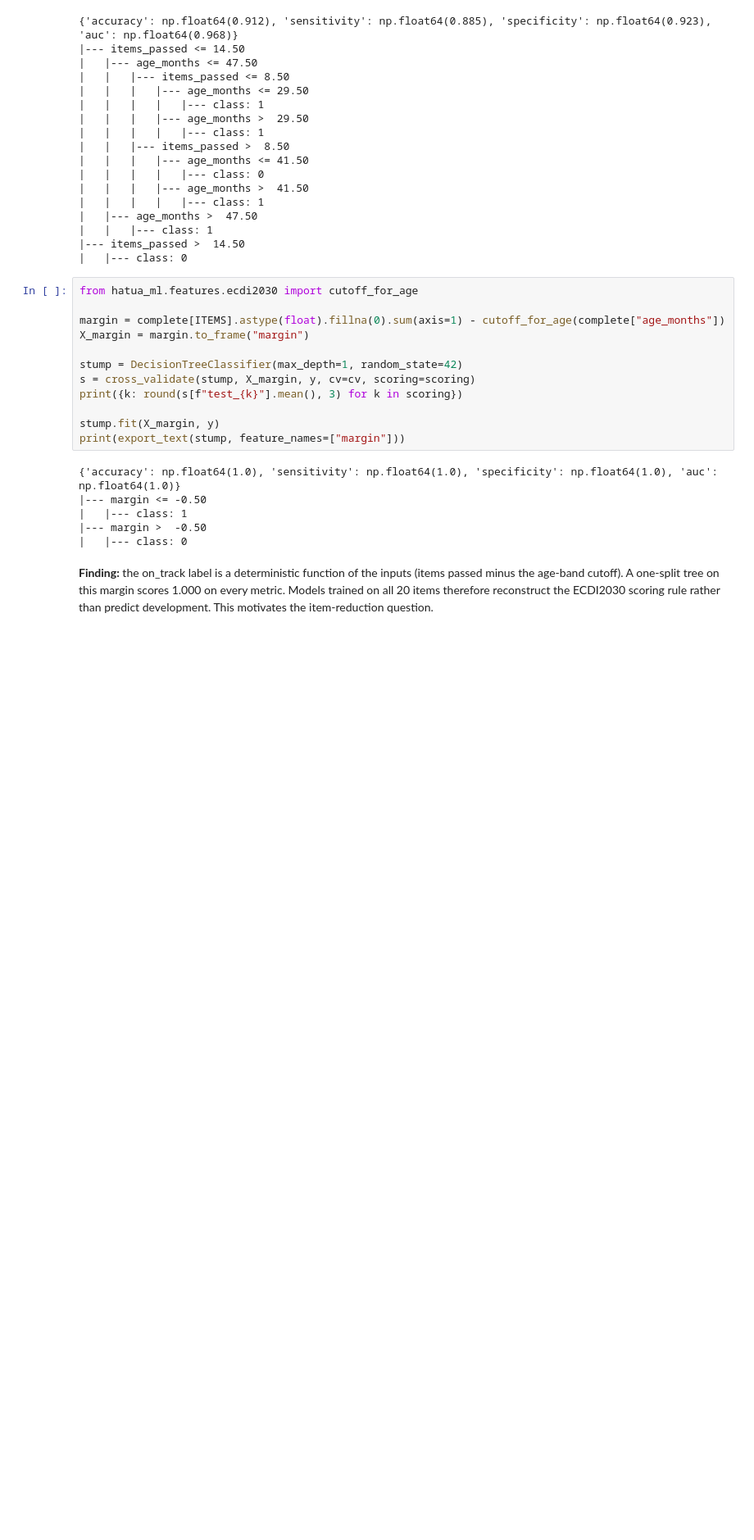
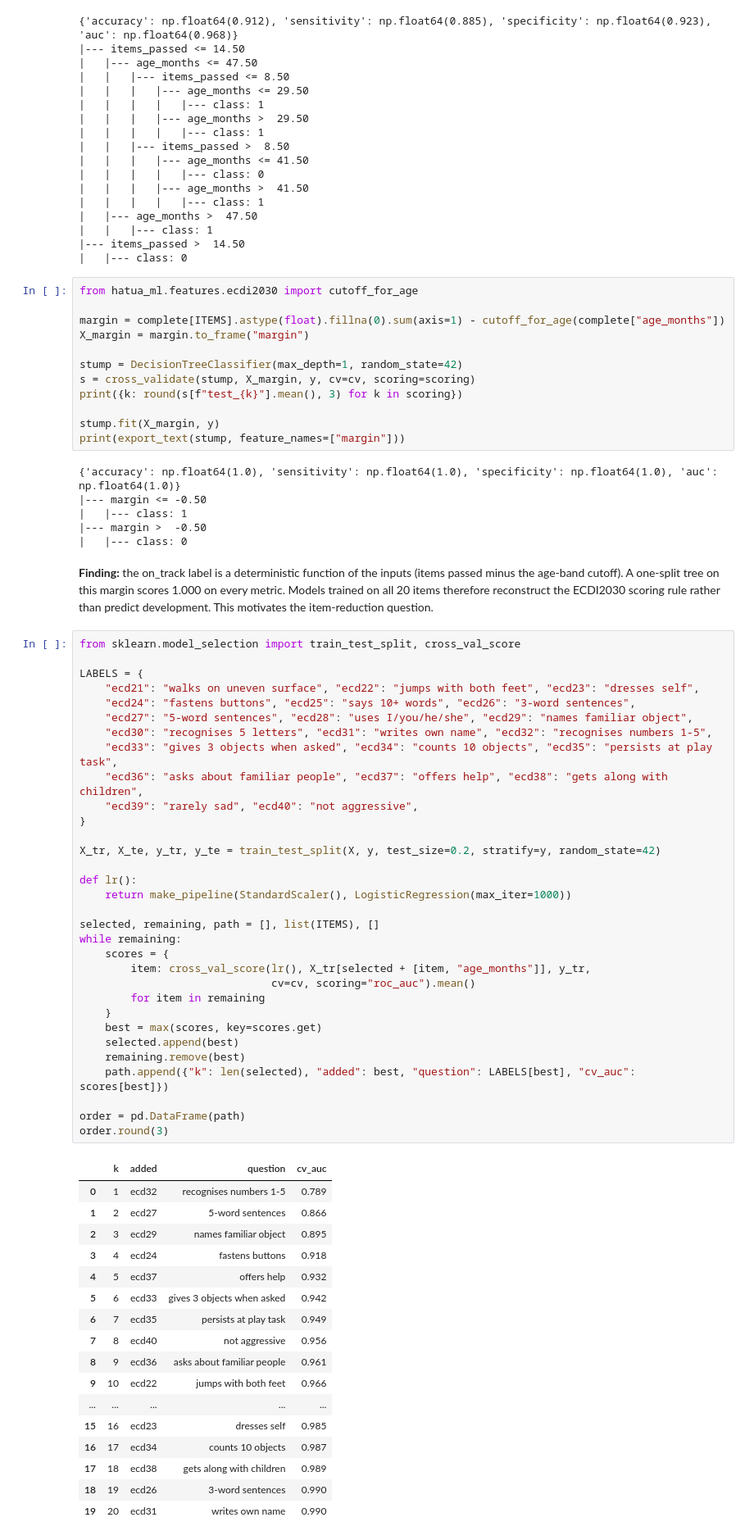
Before and after one commit to Smyles019/Hatua, a Jupyter notebook: ml/notebooks/01_leakage_item_reduction.ipynb, the cells around one changed output. Shown at 82% size. Cells and saved outputs as stored; diff of their text form; blank space fills up the shorter version.

```diff
--- a/ml/notebooks/01_leakage_item_reduction.ipynb
+++ b/ml/notebooks/01_leakage_item_reduction.ipynb
@@ -95,3 +95,53 @@ print(export_text(stump, feature_names=["margin"]))
 (items passed minus the age-band cutoff). A one-split tree on this margin scores 1.000
 on every metric. Models trained on all 20 items therefore reconstruct the ECDI2030
 scoring rule rather than predict development. This motivates the item-reduction question.
+# %%
+from sklearn.model_selection import train_test_split, cross_val_score
+
+LABELS = {
+    "ecd21": "walks on uneven surface", "ecd22": "jumps with both feet", "ecd23": "dresses self",
+    "ecd24": "fastens buttons", "ecd25": "says 10+ words", "ecd26": "3-word sentences",
+    "ecd27": "5-word sentences", "ecd28": "uses I/you/he/she", "ecd29": "names familiar object",
+    "ecd30": "recognises 5 letters", "ecd31": "writes own name", "ecd32": "recognises numbers 1-5",
+    "ecd33": "gives 3 objects when asked", "ecd34": "counts 10 objects", "ecd35": "persists at play task",
+    "ecd36": "asks about familiar people", "ecd37": "offers help", "ecd38": "gets along with children",
+    "ecd39": "rarely sad", "ecd40": "not aggressive",
+}
+
+X_tr, X_te, y_tr, y_te = train_test_split(X, y, test_size=0.2, stratify=y, random_state=42)
+
+def lr():
+    return make_pipeline(StandardScaler(), LogisticRegression(max_iter=1000))
+
+selected, remaining, path = [], list(ITEMS), []
+while remaining:
+    scores = {
+        item: cross_val_score(lr(), X_tr[selected + [item, "age_months"]], y_tr,
+                              cv=cv, scoring="roc_auc").mean()
+        for item in remaining
+    }
+    best = max(scores, key=scores.get)
+    selected.append(best)
+    remaining.remove(best)
+    path.append({"k": len(selected), "added": best, "question": LABELS[best], "cv_auc": scores[best]})
+
+order = pd.DataFrame(path)
+order.round(3)
+# %% [output]
+|  | k | added | question | cv_auc |
+| 0 | 1 | ecd32 | recognises numbers 1-5 | 0.789 |
+| 1 | 2 | ecd27 | 5-word sentences | 0.866 |
+| 2 | 3 | ecd29 | names familiar object | 0.895 |
+| 3 | 4 | ecd24 | fastens buttons | 0.918 |
+| 4 | 5 | ecd37 | offers help | 0.932 |
+| 5 | 6 | ecd33 | gives 3 objects when asked | 0.942 |
+| 6 | 7 | ecd35 | persists at play task | 0.949 |
+| 7 | 8 | ecd40 | not aggressive | 0.956 |
+| 8 | 9 | ecd36 | asks about familiar people | 0.961 |
+| 9 | 10 | ecd22 | jumps with both feet | 0.966 |
+| ... | ... | ... | ... | ... |
+| 15 | 16 | ecd23 | dresses self | 0.985 |
+| 16 | 17 | ecd34 | counts 10 objects | 0.987 |
+| 17 | 18 | ecd38 | gets along with children | 0.989 |
+| 18 | 19 | ecd26 | 3-word sentences | 0.990 |
+| 19 | 20 | ecd31 | writes own name | 0.990 |
```
Also changed, not shown: parts of 3 cells of this notebook, 1 other file.
